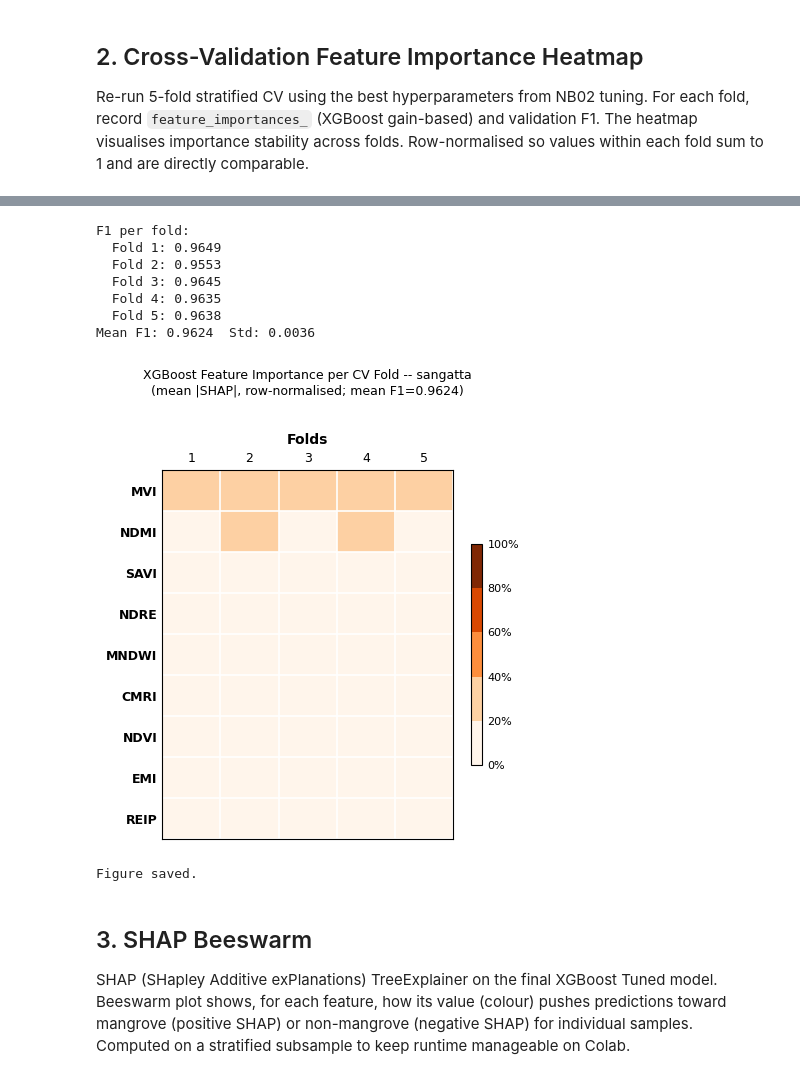
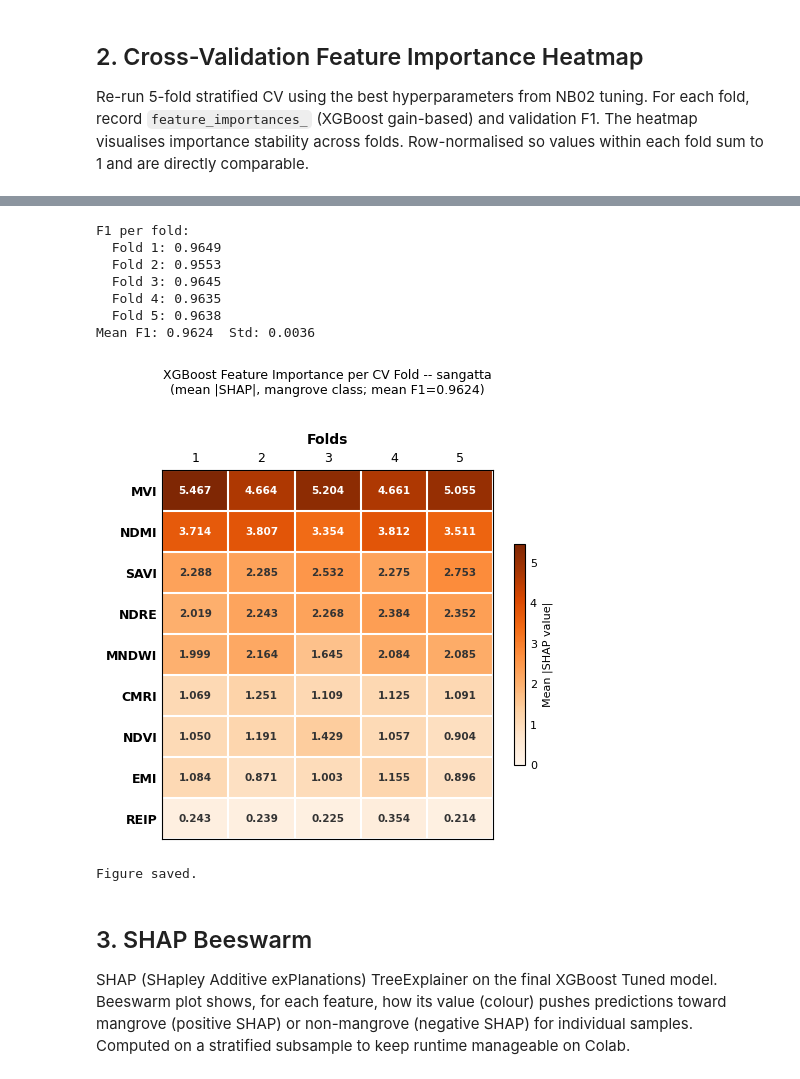
Before and after one commit to mwahyur46/tanager-mangrove-mapping, a Jupyter notebook: notebooks/02b_model_interpretation.ipynb, the cells around one changed output, grey strips where cells are left out. Drawn from its saved outputs; the diff is of its cells as text; code cells hidden in the pictures.

Commit message:
feat: update 02b heatmap to raw SHAP values with annotations; add 02b output figures

```diff
--- a/notebooks/02b_model_interpretation.ipynb
+++ b/notebooks/02b_model_interpretation.ipynb
@@ -332,42 +332,54 @@ scale_pos_weight : 59.35  (neg=391,638 / pos=6,599)
 
 Mean F1 : 0.9624 +/- 0.0036
 # %%
-from matplotlib.colors import BoundaryNorm
-
+# ============================================================
+# Heatmap: rows = features (sorted by mean importance),
+#          columns = folds
+# Values: raw mean |SHAP| (mangrove class), continuous Oranges
+# colormap scaled to actual data range; cells annotated with values
+# ============================================================
 df_imp = pd.DataFrame(
     fold_importances,
     columns=feature_names,
     index=[f'Fold {i}' for i in range(1, N_FOLDS + 1)],
 )
 
-# Row-normalise within each fold, convert to %
-df_imp_norm = df_imp.div(df_imp.sum(axis=1), axis=0) * 100
-
 # Sort features by mean importance descending (top = most important)
-col_order = df_imp_norm.mean().sort_values(ascending=False).index
-df_plot_T = df_imp_norm[col_order].T          # features as rows, folds as cols
+col_order = df_imp.mean().sort_values(ascending=False).index
+df_plot_T = df_imp[col_order].T          # features as rows, folds as cols
 df_plot_T.columns = [str(i) for i in range(1, N_FOLDS + 1)]
 
-# Discrete colorbar: 5 bins (0-20%, 20-40%, 40-60%, 60-80%, 80-100%)
-boundaries = [0, 20, 40, 60, 80, 100]
-cmap_base  = plt.cm.get_cmap('Oranges', 256)
-norm       = BoundaryNorm(boundaries, ncolors=cmap_base.N)
+vmax = df_plot_T.values.max()
 
-fig, ax = plt.subplots(figsize=(4.5, 5))
+fig, ax = plt.subplots(figsize=(5, 5))
 
 im = ax.imshow(
     df_plot_T.values,
     aspect='auto',
-    cmap=cmap_base,
-    norm=norm,
+    cmap='Oranges',
+    vmin=0,
+    vmax=vmax,
     interpolation='nearest',
 )
 
+# White grid lines between cells
 for x in np.arange(-0.5, N_FOLDS, 1):
-    ax.axvline(x, color='white', linewidth=1.2)
+    ax.axvline(x, color='white', linewidth=1.5)
 for y in np.arange(-0.5, len(df_plot_T), 1):
-    ax.axhline(y, color='white', linewidth=1.2)
+    ax.axhline(y, color='white', linewidth=1.5)
 
+# Annotate each cell with its value
+for r in range(len(df_plot_T)):
+    for c in range(N_FOLDS):
+        val = df_plot_T.values[r, c]
+        text_color = 'white' if val > 0.6 * vmax else '#333333'
+        ax.text(
+            c, r, f'{val:.3f}',
+            ha='center', va='center',
+            fontsize=7.5, color=text_color, fontweight='bold',
+        )
+
+# Axes
 ax.set_xticks(np.arange(N_FOLDS))
 ax.set_xticklabels([str(i) for i in range(1, N_FOLDS + 1)], fontsize=9)
 ax.set_yticks(np.arange(len(df_plot_T)))
@@ -376,38 +388,38 @@ ax.xaxis.set_label_position('top')
 ax.xaxis.tick_top()
 ax.tick_params(axis='both', length=0)
 ax.set_xlabel('Folds', fontsize=10, fontweight='bold', labelpad=6)
 ax.set_ylabel('')
 ax.set_title(
     f'XGBoost Feature Importance per CV Fold -- {SITE}\n'
-    f'(mean |SHAP|, row-normalised; mean F1={np.mean(fold_f1s):.4f})',
+    f'(mean |SHAP|, mangrove class; mean F1={np.mean(fold_f1s):.4f})',
     fontsize=9, pad=28,
 )
 
-cbar = fig.colorbar(im, ax=ax, shrink=0.6, ticks=boundaries)
-cbar.ax.set_yticklabels(['0%', '20%', '40%', '60%', '80%', '100%'], fontsize=8)
-cbar.ax.tick_params(length=0)
+cbar = fig.colorbar(im, ax=ax, shrink=0.6)
+cbar.set_label('Mean |SHAP value|', fontsize=8)
+cbar.ax.tick_params(labelsize=8, length=0)
 
 print('F1 per fold:')
 for i, f1 in enumerate(fold_f1s, 1):
     print(f'  Fold {i}: {f1:.4f}')
 print(f'Mean F1: {np.mean(fold_f1s):.4f}  Std: {np.std(fold_f1s):.4f}')
 
 plt.tight_layout()
 plt.savefig(
     OUT_FIGURES / f'cv_importance_heatmap_{SITE}_{SCENE_ID}.png',
     dpi=300, bbox_inches='tight',
 )
 plt.show()
 print('Figure saved.')
 # %% [output]
 F1 per fold:
   Fold 1: 0.9649
   Fold 2: 0.9553
   Fold 3: 0.9645
   Fold 4: 0.9635
   Fold 5: 0.9638
 Mean F1: 0.9624  Std: 0.0036
-[figure, old version]
+[figure, new version]
 Figure saved.
 # %% [markdown]
 ## 3. SHAP Beeswarm
```
Also changed, not shown: parts of 2 cells of this notebook, 3 other files.
